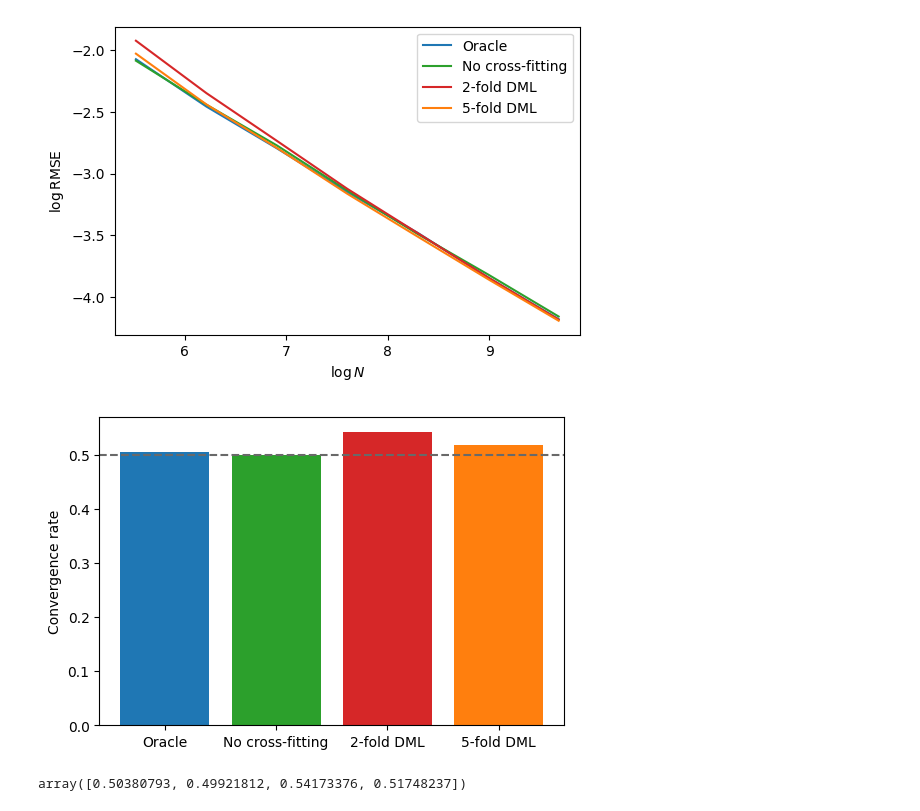
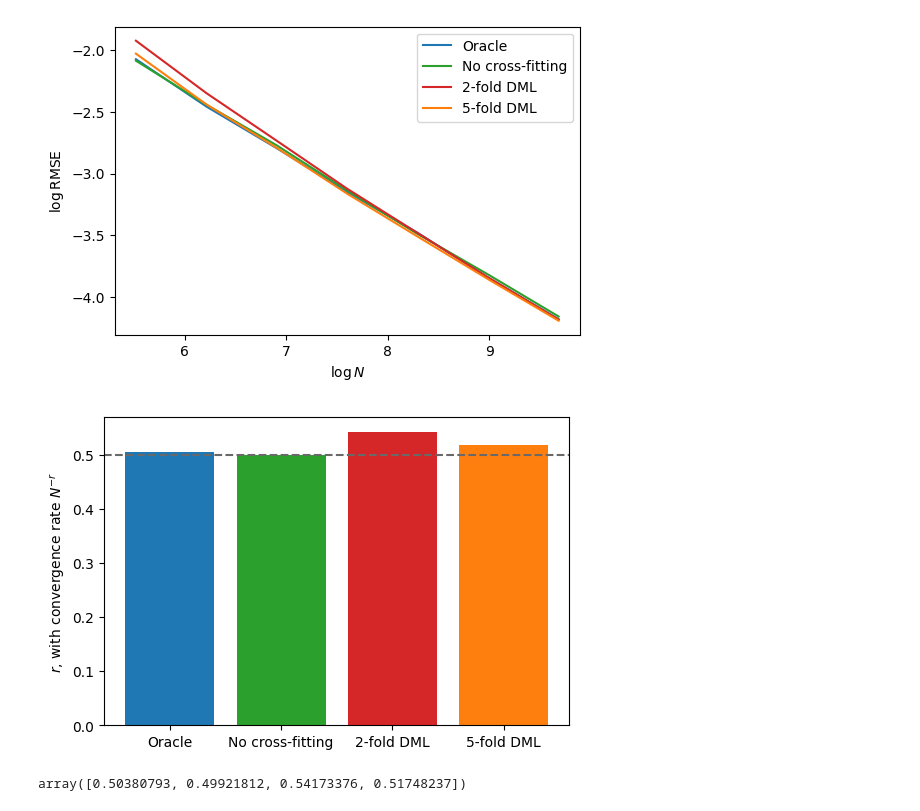
Before and after one commit to zijianwang2000/MA_CausalML, a Jupyter notebook: Simple model (3 confounders)/Visualization_2.ipynb, the cells around one changed output. Cells and saved outputs as stored; diff of their text form; code cells hidden in the pictures.

```diff
--- a/Simple model (3 confounders)/Visualization_2.ipynb
+++ b/Simple model (3 confounders)/Visualization_2.ipynb
@@ -103,16 +103,16 @@ for fmt in ['png', 'pdf']:
 # %%
 # Convergence rates
 slopes = np.polyfit(np.log(sample_sizes), np.log(rmse), 1)[0,:]
 
 plt.figure(figsize=(6, 4))
 plt.bar(names, -slopes, color=colors)
 plt.axhline(y=0.5, color='dimgrey', linestyle='--')
-plt.ylabel('Convergence rate')
+plt.ylabel(r'$r$, with convergence rate $N^{-r}$')
 
 for fmt in ['png', 'pdf']:
     plt.savefig(f'figures_2/Convergence_rates_2.{fmt}', dpi=300, bbox_inches='tight')
 # %% [output]
-[figure, old version]
+[figure, new version]
 # %%
 -slopes
 # %% [output]
```
Also changed, not shown: 55 other files.
